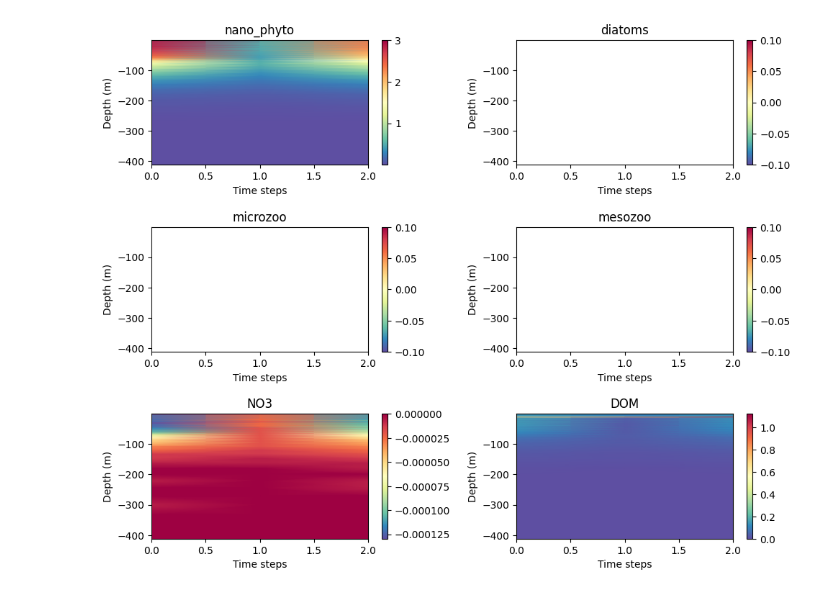
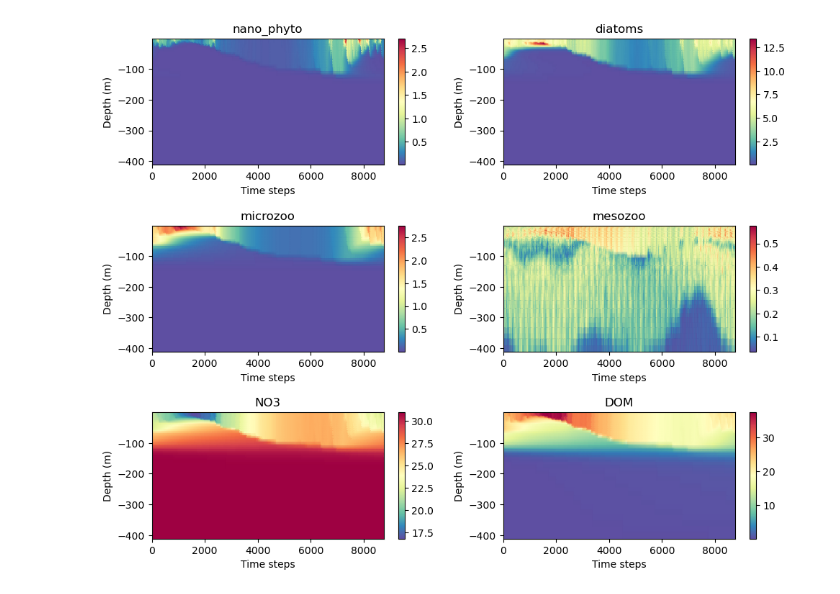
Before and after one commit to MoBelharet/python_files, a Jupyter notebook: hovmoller_plots.ipynb, the cells around one changed output. Drawn from its saved outputs; the diff is of its cells as text; code cells hidden in the pictures.

```diff
--- a/hovmoller_plots.ipynb
+++ b/hovmoller_plots.ipynb
@@ -5,7 +5,7 @@ import xarray as xr
 from My_functions import reverse_colourmap
 # %%
 # PARAMETERS
-prefix = "_test_nano" #"_no_sinking" #"" #
+prefix = "_migration" #"_test_nano" #"_no_sinking" #
 save_figs = 0
 save_path = "/data/rd_exchange/mbelharet/nemo_4-0_fabm_pisces/figures/"
 # %%
@@ -41,3 +56,41 @@ for flag in flags:
+# %%
+def plot_hovmoller(variables, depth_limits, time_limits):
+    depth_min = depth_limits[0]
+    depth_max = depth_limits[1]
+    dep_min_id = np.asarray(np.where(depth>=depth_min))[0,0]
+    dep_max_id = np.asarray(np.where(depth<=depth_max))[0,-1]
+
+    ndt_min = time_limits[0]
+    ndt_max = time_limits[1]
+
+
+    fig = plt.figure(figsize=(10,8))
+    my_cmap = reverse_colourmap(plt.cm.Spectral)
+
+    nb = int(np.ceil(len(variables)/2))
+    cptr = 0
+    for var in variables:
+        cptr+=1
+        ax = fig.add_subplot(nb,2,cptr)
+        ldict = {}
+        exec("v_fabm =" +  var + "_fabm[" + str(ndt_min) + ":" + str(ndt_max) + "," + str(dep_min_id) + ":" + str(dep_max_id) + "]", globals(),ldict)
+        v_fabm = ldict['v_fabm']
+
+
+        v = np.transpose(v_fabm)
+
+        x = np.arange(0,v.shape[1])*t_step
+        [X,dep] = np.meshgrid(x,depth[dep_min_id:dep_max_id])
+
+        pc = ax.pcolormesh(X,-dep,v,cmap=my_cmap,shading="gouraud")
+        clb=fig.colorbar(pc)
+        #pc.set_clim(-10,100)
+        plt.title(var , fontsize=12)
+        plt.xlabel("Time steps")
+        plt.ylabel("Depth (m)")
+
+    # Space between subplots
+    fig.tight_layout(pad=1.5)
 # %%
 def plot_hovmoller_anomaly(variables, depth_limits, time_limits):
     depth_min = depth_limits[0]
@@ -81,12 +134,13 @@ def plot_hovmoller_anomaly(variables, depth_limits, time_limits):
 # %%
 t_step = 1
 variables1 = ncVars[0:6]
 depth_limits = np.array([0, 500])
-time_limits = np.array([3, 6])
+time_limits = np.array([24*365+1, 24*2*365])
 
-plot_hovmoller_anomaly(variables1, depth_limits, time_limits)
+#plot_hovmoller_anomaly(variables1, depth_limits, time_limits)
+plot_hovmoller(variables1, depth_limits, time_limits)
 # %% [output]
-[figure, old version]
+[figure, new version]
 # %%
 
 variables2 = ncVars[6:12]
```
Also changed, not shown: parts of 10 cells of this notebook, 5 other files.
